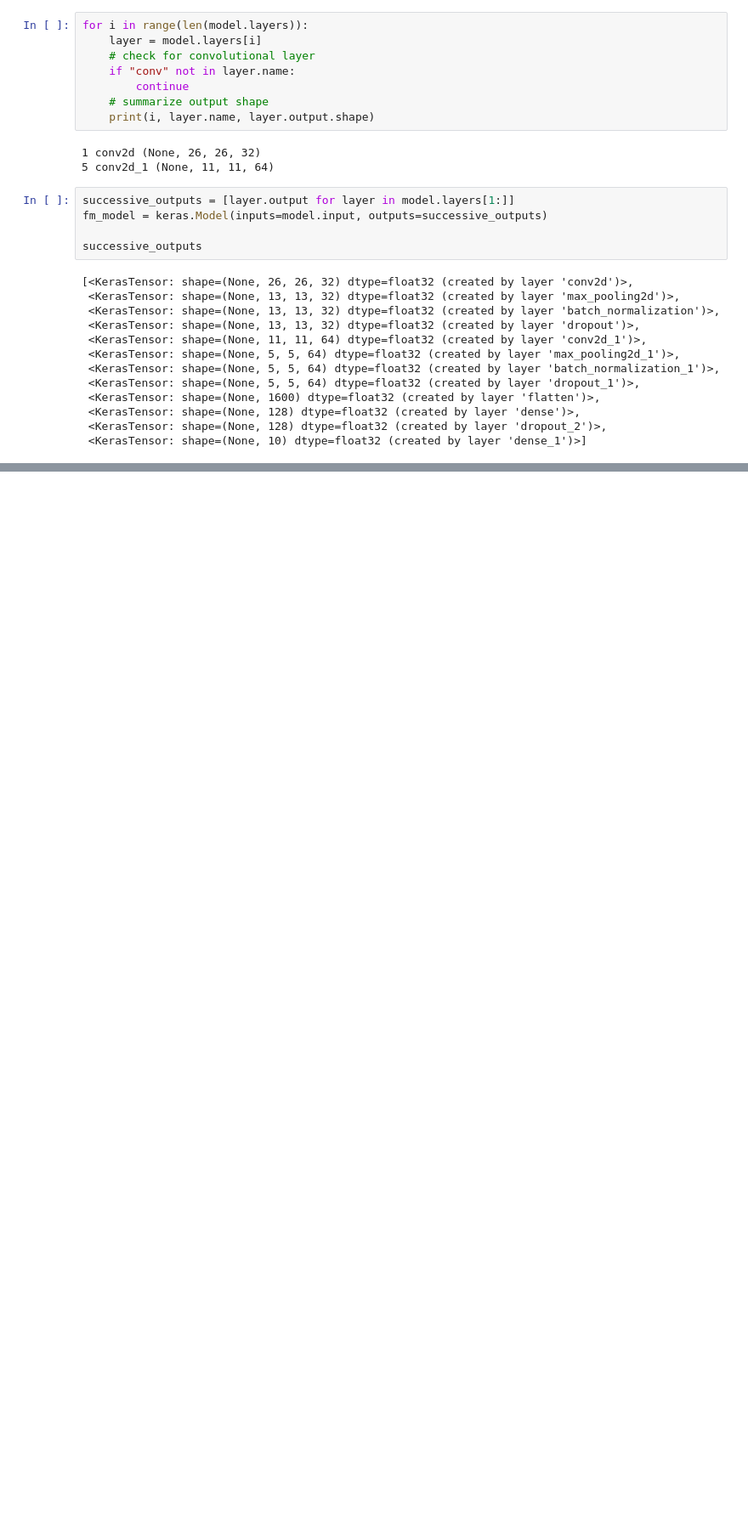
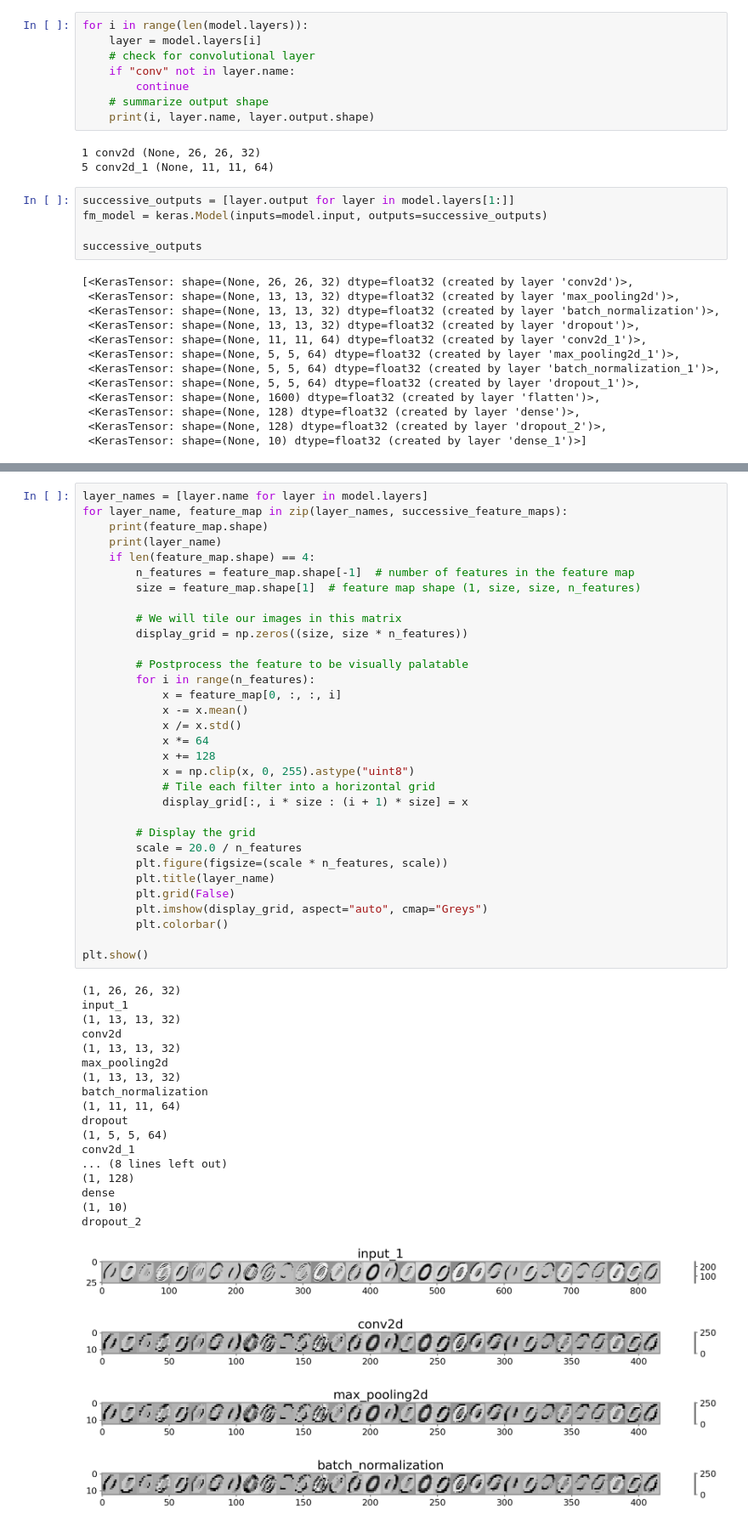
Before and after one commit to omid-sar/MNIST-Data--Digit-Recognizer-, a Jupyter notebook: notebooks/model_experients_results.ipynb, the cells around one changed output, grey strips where cells are left out. Shown at 85% size. Drawn from its saved outputs; the diff is of its cells as text; blank space fills up the shorter version.

```diff
--- a/notebooks/model_experients_results.ipynb
+++ b/notebooks/model_experients_results.ipynb
@@ -193 +193,55 @@ len(successive_feature_maps)  # 12 for 12 layers
 12
+# %%
+layer_names = [layer.name for layer in model.layers]
+for layer_name, feature_map in zip(layer_names, successive_feature_maps):
+    print(feature_map.shape)
+    print(layer_name)
+    if len(feature_map.shape) == 4:
+        n_features = feature_map.shape[-1]  # number of features in the feature map
+        size = feature_map.shape[1]  # feature map shape (1, size, size, n_features)
+
+        # We will tile our images in this matrix
+        display_grid = np.zeros((size, size * n_features))
+
+        # Postprocess the feature to be visually palatable
+        for i in range(n_features):
+            x = feature_map[0, :, :, i]
+            x -= x.mean()
+            x /= x.std()
+            x *= 64
+            x += 128
+            x = np.clip(x, 0, 255).astype("uint8")
+            # Tile each filter into a horizontal grid
+            display_grid[:, i * size : (i + 1) * size] = x
+
+        # Display the grid
+        scale = 20.0 / n_features
+        plt.figure(figsize=(scale * n_features, scale))
+        plt.title(layer_name)
+        plt.grid(False)
+        plt.imshow(display_grid, aspect="auto", cmap="Greys")
+        plt.colorbar()
+
+plt.show()
+# %% [output]
+(1, 26, 26, 32)
+input_1
+(1, 13, 13, 32)
+conv2d
+(1, 13, 13, 32)
+max_pooling2d
+(1, 13, 13, 32)
+batch_normalization
+(1, 11, 11, 64)
+dropout
+(1, 5, 5, 64)
+conv2d_1
+... (8 lines left out)
+(1, 128)
+dense
+(1, 10)
+dropout_2
+[figure, added]
+[figure, added]
+[figure, added]
+[figure, added]
```
Also changed, not shown: parts of 4 cells of this notebook.
